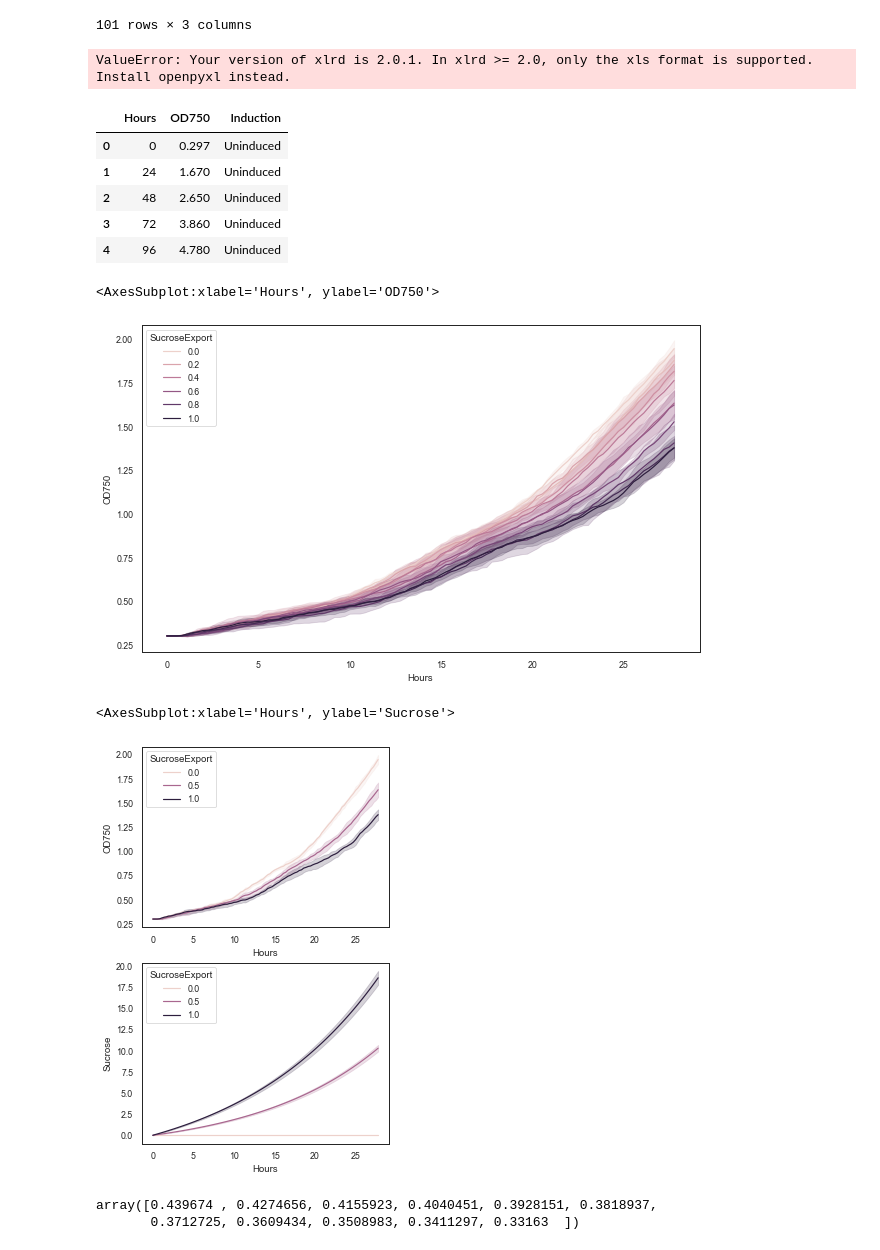
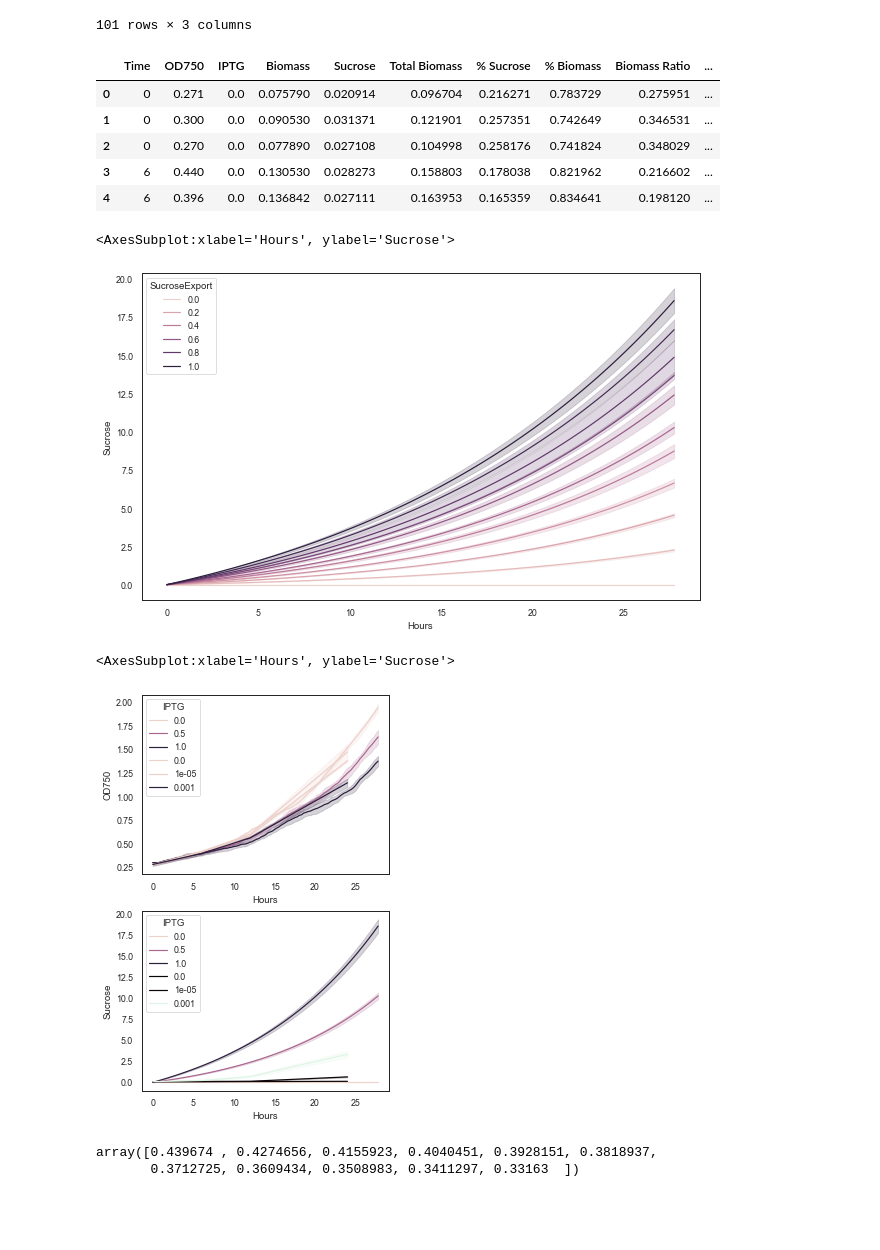
Before and after one commit to Jsakkos/nufeb-cyano-e-coli, a Jupyter notebook: notebooks/Model validation SE - Copy.ipynb, the cells around one changed output. Saved outputs shown, nothing was run; the diff lists cells and outputs as text; code cells hidden in the pictures; blank space fills up the shorter version.

```diff
--- a/notebooks/Model validation SE - Copy.ipynb
+++ b/notebooks/Model validation SE - Copy.ipynb
@@ -81,9 +81,3 @@ x.avg_con/SucroseMW*1e3
 | 27.500000 | 0.823504 | 1.651066e+01 | 1.982536 |
 | 27.777778 | 0.823534 | 1.685209e+01 | 1.982498 |
 101 rows × 3 columns
-# %%
-ExpPath = f'../experimental-data/sucrose and growth CSCB-SPS.xlsx'
-OD = pd.read_excel(ExpPath,sheet_name='OD750')
-Sucrose = pd.read_excel(ExpPath,sheet_name='suc')
-# %% [output]
-ValueError: Your version of xlrd is 2.0.1. In xlrd >= 2.0, only the xls format is supported. Install openpyxl instead.
@@ -90,18 +90,18 @@ ValueError: Your version of xlrd is 2.0.1. In xlrd >= 2.0, only the xls format i
 # %%
-OD.head()
+Experimental.head()
 # %% [output]
-|  | Hours | OD750 | Induction |
-| 0 | 0 | 0.297 | Uninduced |
-| 1 | 24 | 1.670 | Uninduced |
-| 2 | 48 | 2.650 | Uninduced |
-| 3 | 72 | 3.860 | Uninduced |
-| 4 | 96 | 4.780 | Uninduced |
+|  | Time | OD750 | IPTG | Biomass | Sucrose | Total Biomass | % Sucrose | % Biomass | Biomass Ratio | ... |
+| 0 | 0 | 0.271 | 0.0 | 0.075790 | 0.020914 | 0.096704 | 0.216271 | 0.783729 | 0.275951 | ... |
+| 1 | 0 | 0.300 | 0.0 | 0.090530 | 0.031371 | 0.121901 | 0.257351 | 0.742649 | 0.346531 | ... |
+| 2 | 0 | 0.270 | 0.0 | 0.077890 | 0.027108 | 0.104998 | 0.258176 | 0.741824 | 0.348029 | ... |
+| 3 | 6 | 0.440 | 0.0 | 0.130530 | 0.028273 | 0.158803 | 0.178038 | 0.821962 | 0.216602 | ... |
+| 4 | 6 | 0.396 | 0.0 | 0.136842 | 0.027111 | 0.163953 | 0.165359 | 0.834641 | 0.198120 | ... |
 # %%
 f, ax = plt.subplots(figsize=(10,6))
-sns.lineplot(x='Hours',y='OD750',hue='SucroseExport',ci='sd',data=df,ax=ax)
+sns.lineplot(x='Hours',y='Sucrose',hue='SucroseExport',ci='sd',data=df,ax=ax)
 # %% [output]
-<AxesSubplot:xlabel='Hours', ylabel='OD750'>
+<AxesSubplot:xlabel='Hours', ylabel='Sucrose'>
-[figure, old version]
+[figure, new version]
 # %%
 fig = plt.figure(constrained_layout=True, figsize=(7.5,6))
 gs0 = gridspec.GridSpec(4, 2, figure=fig)
@@ -112,9 +112,11 @@ ax1 = fig.add_subplot(gs0[:2, 0],sharex=ax2)
 
 sns.lineplot(x='Hours',y='OD750',hue='SucroseExport',ci='sd',data=df[(df.SucroseExport==0) | (df.SucroseExport==0.5) | (df.SucroseExport==1)],ax=ax1)
 sns.lineplot(x='Hours',y='Sucrose',hue='SucroseExport',ci='sd',data=df[(df.SucroseExport==0) | (df.SucroseExport==0.5) | (df.SucroseExport==1)],ax=ax2)
+sns.lineplot(x='Time',y='OD750',hue='IPTG',ci='sd',data=Experimental,ax=ax1)
+sns.lineplot(x='Time',y='Sucrose_mM',hue='IPTG',ci='sd',data=Experimental,ax=ax2,palette='mako')
 # %% [output]
 <AxesSubplot:xlabel='Hours', ylabel='Sucrose'>
-[figure, old version]
+[figure, new version]
 # %%
 types = ['D:/runs/axenic-cyanobacteria/Sucrose_%.1f/Results/ntypes.csv'%i for i in ExportRatio]
 biomass = ['D:/runs/axenic-cyanobacteria/Sucrose_%.1f/Results/biomass.csv'%i for i in ExportRatio]
```
Also changed, not shown: parts of 22 cells of this notebook, 1 other file.
